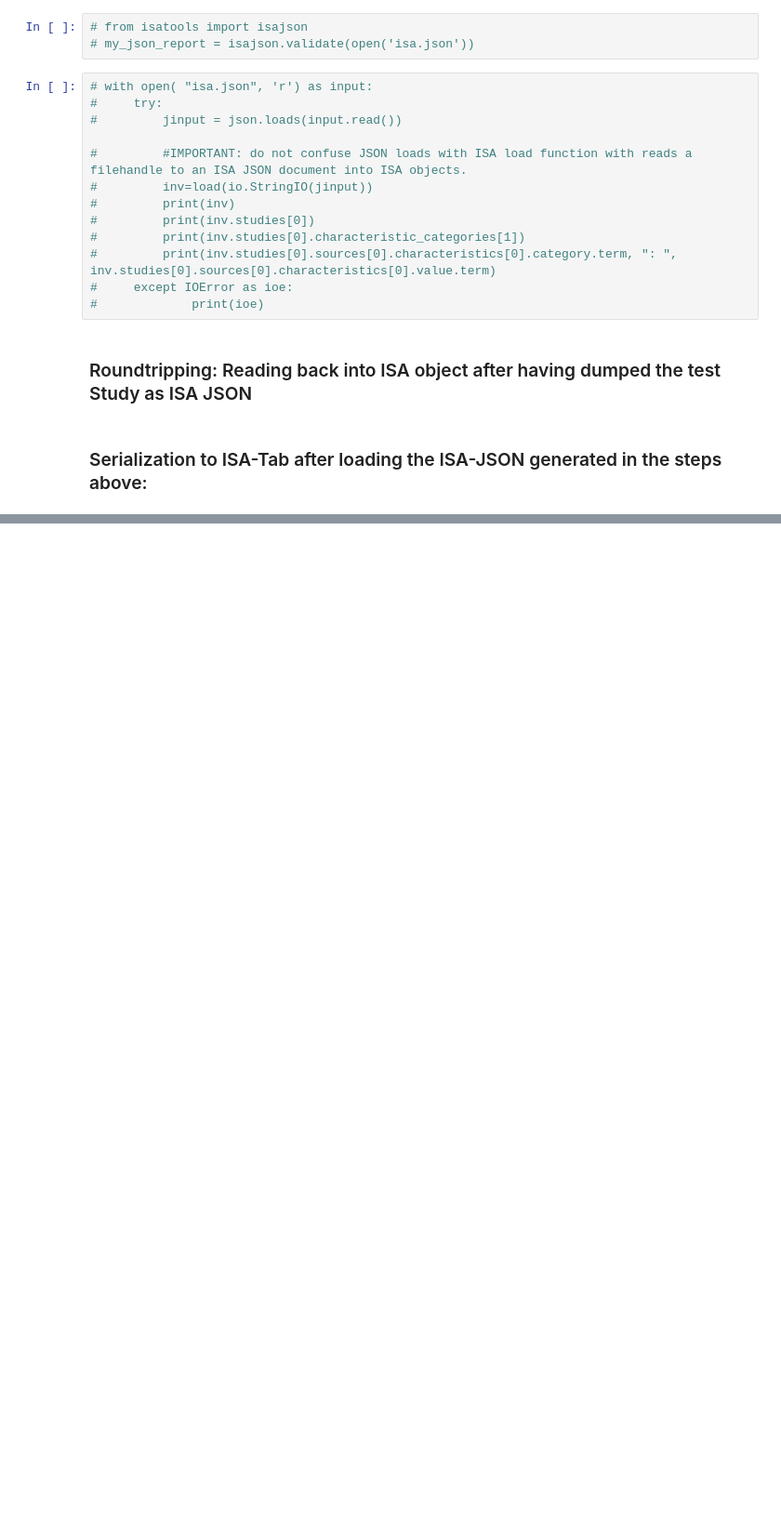
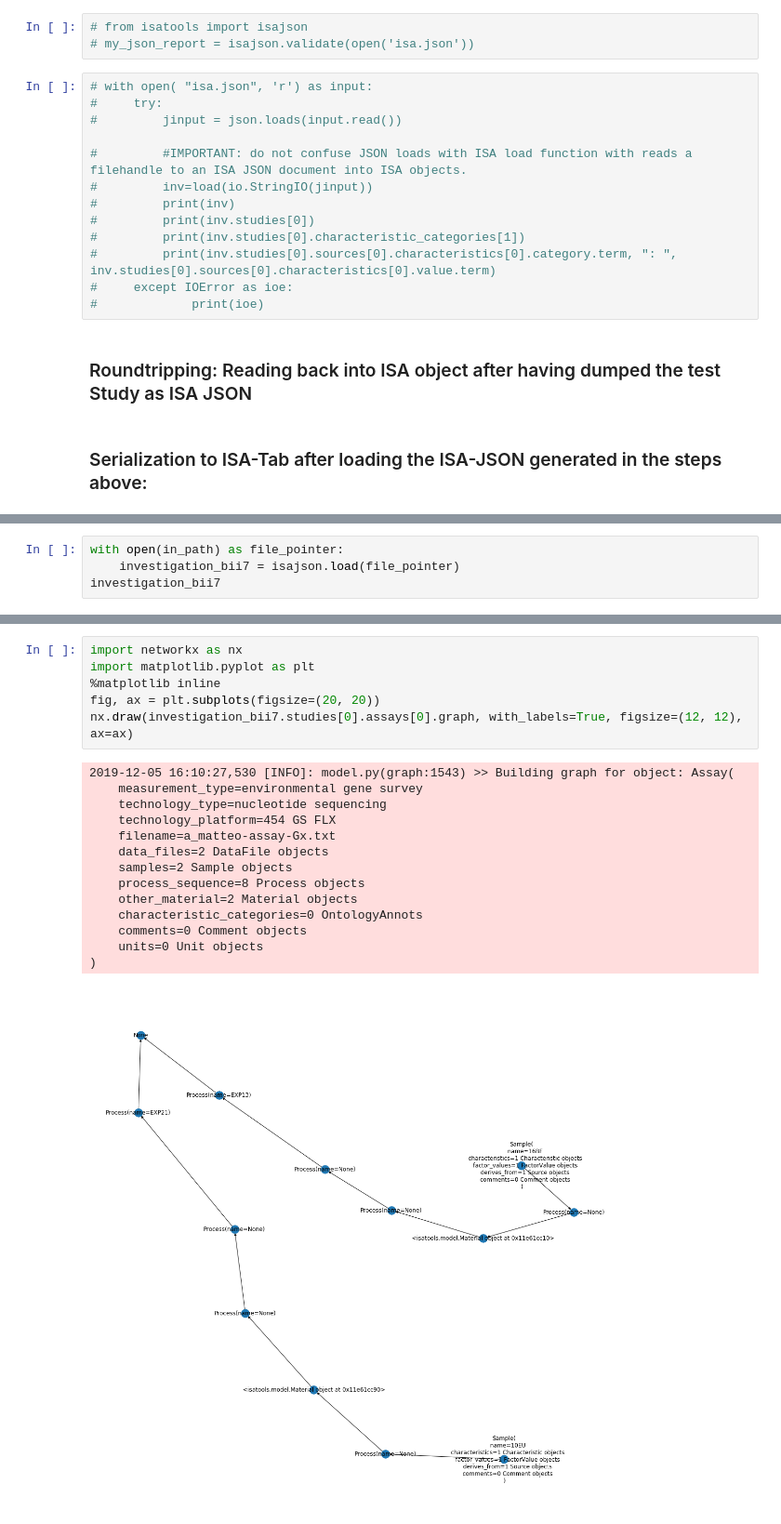
Before and after one commit to proccaserra/isatools-notebooks, a Jupyter notebook: notebooks/Create test ISA with 3 chained protocols.ipynb, the cells around one changed output, grey strips where cells are left out. Shown at 93% size. Drawn from its saved outputs; the diff is of its cells as text; blank space fills up the shorter version.

```diff
--- a/notebooks/Create test ISA with 3 chained protocols.ipynb
+++ b/notebooks/Create test ISA with 3 chained protocols.ipynb
@@ -376,0 +541,4 @@ with open(in_path) as file_pointer:
+# %%
+with open(in_path) as file_pointer:
+    investigation_bii7 = isajson.load(file_pointer)
+investigation_bii7
@@ -376,0 +563,21 @@ with open(in_path) as file_pointer:
+# %%
+import networkx as nx
+import matplotlib.pyplot as plt
+%matplotlib inline
+fig, ax = plt.subplots(figsize=(20, 20))
+nx.draw(investigation_bii7.studies[0].assays[0].graph, with_labels=True, figsize=(12, 12), ax=ax)
+# %% [output]
+2019-12-05 16:10:27,530 [INFO]: model.py(graph:1543) >> Building graph for object: Assay(
+    measurement_type=environmental gene survey
+    technology_type=nucleotide sequencing
+    technology_platform=454 GS FLX
+    filename=a_matteo-assay-Gx.txt
+    data_files=2 DataFile objects
+    samples=2 Sample objects
+    process_sequence=8 Process objects
+    other_material=2 Material objects
+    characteristic_categories=0 OntologyAnnots
+    comments=0 Comment objects
+    units=0 Unit objects
+)
+[figure, added]
```
Also changed, not shown: parts of 19 cells of this notebook, 5 other files.
